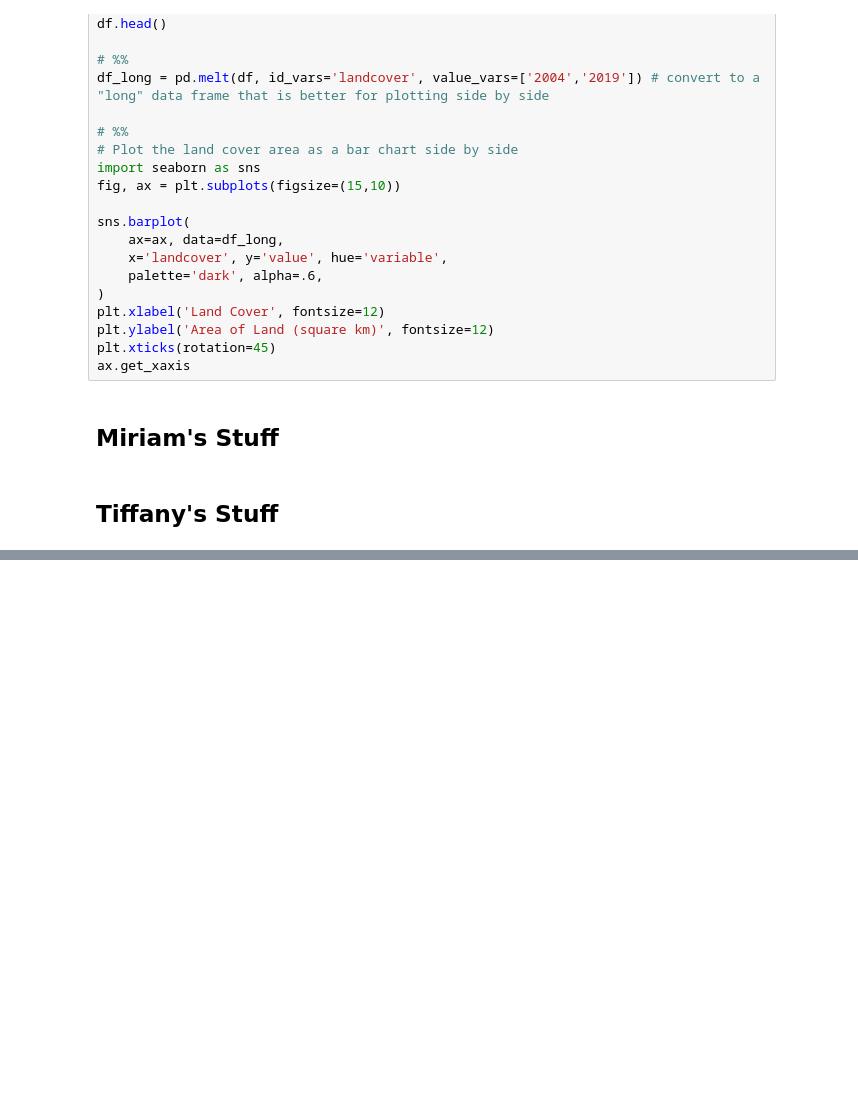
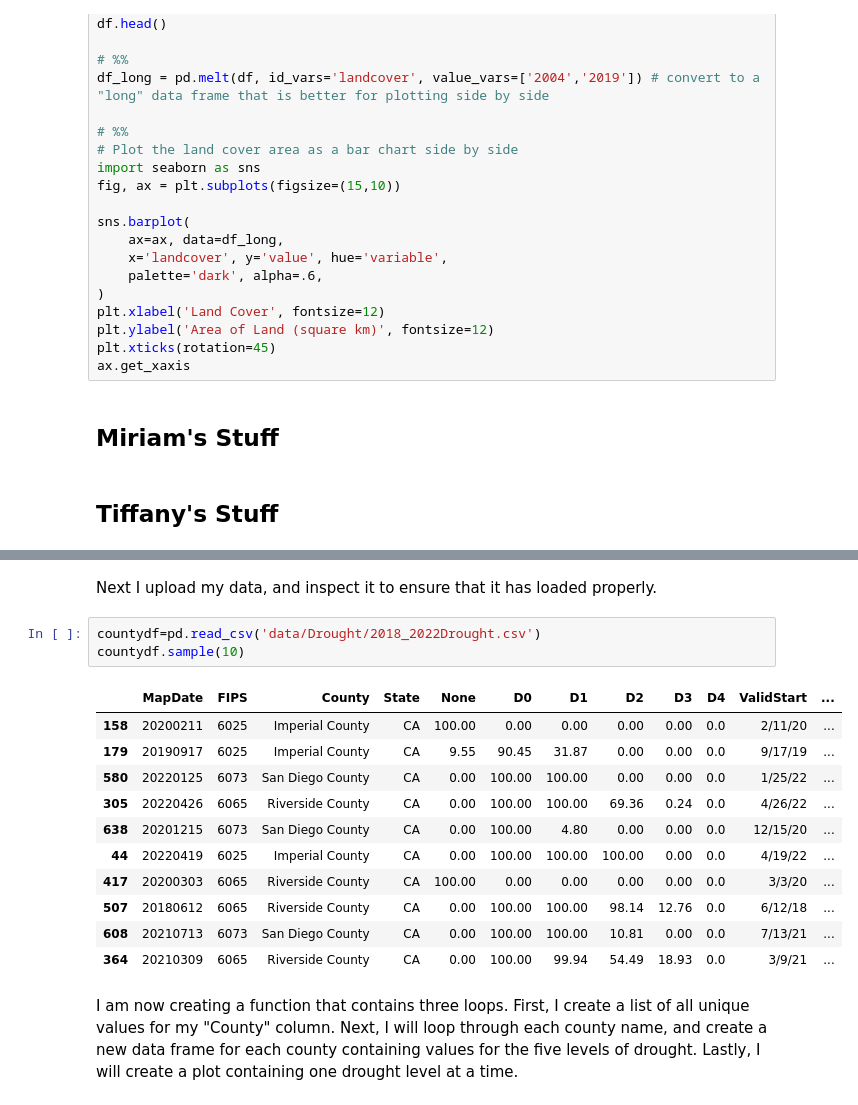
Before and after one commit to STReichert/Salton_Sea_Environmental_Disaster, a Jupyter notebook: Week_7/clean_notebook.ipynb, the cells around one changed output, grey strips where cells are left out. Saved outputs shown, nothing was run; the diff lists cells and outputs as text; blank space fills up the shorter version.

```diff
--- a/Week_7/clean_notebook.ipynb
+++ b/Week_7/clean_notebook.ipynb
@@ -127,0 +140,19 @@ ax.get_xaxis
+# %% [markdown]
+Next I upload my data, and inspect it to ensure that it has loaded properly.
+# %%
+countydf=pd.read_csv('data/Drought/2018_2022Drought.csv')
+countydf.sample(10)
+# %% [output]
+|  | MapDate | FIPS | County | State | None | D0 | D1 | D2 | D3 | D4 | ValidStart | ... |
+| 158 | 20200211 | 6025 | Imperial County | CA | 100.00 | 0.00 | 0.00 | 0.00 | 0.00 | 0.0 | 2/11/20 | ... |
+| 179 | 20190917 | 6025 | Imperial County | CA | 9.55 | 90.45 | 31.87 | 0.00 | 0.00 | 0.0 | 9/17/19 | ... |
+| 580 | 20220125 | 6073 | San Diego County | CA | 0.00 | 100.00 | 100.00 | 0.00 | 0.00 | 0.0 | 1/25/22 | ... |
+| 305 | 20220426 | 6065 | Riverside County | CA | 0.00 | 100.00 | 100.00 | 69.36 | 0.24 | 0.0 | 4/26/22 | ... |
+| 638 | 20201215 | 6073 | San Diego County | CA | 0.00 | 100.00 | 4.80 | 0.00 | 0.00 | 0.0 | 12/15/20 | ... |
+| 44 | 20220419 | 6025 | Imperial County | CA | 0.00 | 100.00 | 100.00 | 100.00 | 0.00 | 0.0 | 4/19/22 | ... |
+| 417 | 20200303 | 6065 | Riverside County | CA | 100.00 | 0.00 | 0.00 | 0.00 | 0.00 | 0.0 | 3/3/20 | ... |
+| 507 | 20180612 | 6065 | Riverside County | CA | 0.00 | 100.00 | 100.00 | 98.14 | 12.76 | 0.0 | 6/12/18 | ... |
+| 608 | 20210713 | 6073 | San Diego County | CA | 0.00 | 100.00 | 100.00 | 10.81 | 0.00 | 0.0 | 7/13/21 | ... |
+| 364 | 20210309 | 6065 | Riverside County | CA | 0.00 | 100.00 | 99.94 | 54.49 | 18.93 | 0.0 | 3/9/21 | ... |
+# %% [markdown]
+I am now creating a function that contains three loops. First, I create a list of all unique values for my "County" column. Next, I will loop through each county name, and create a new data frame for each county containing values for the five levels of drought. Lastly, I will create a plot containing one drought level at a time.
```
Also changed, not shown: parts of 6 cells of this notebook, 12 other files.
